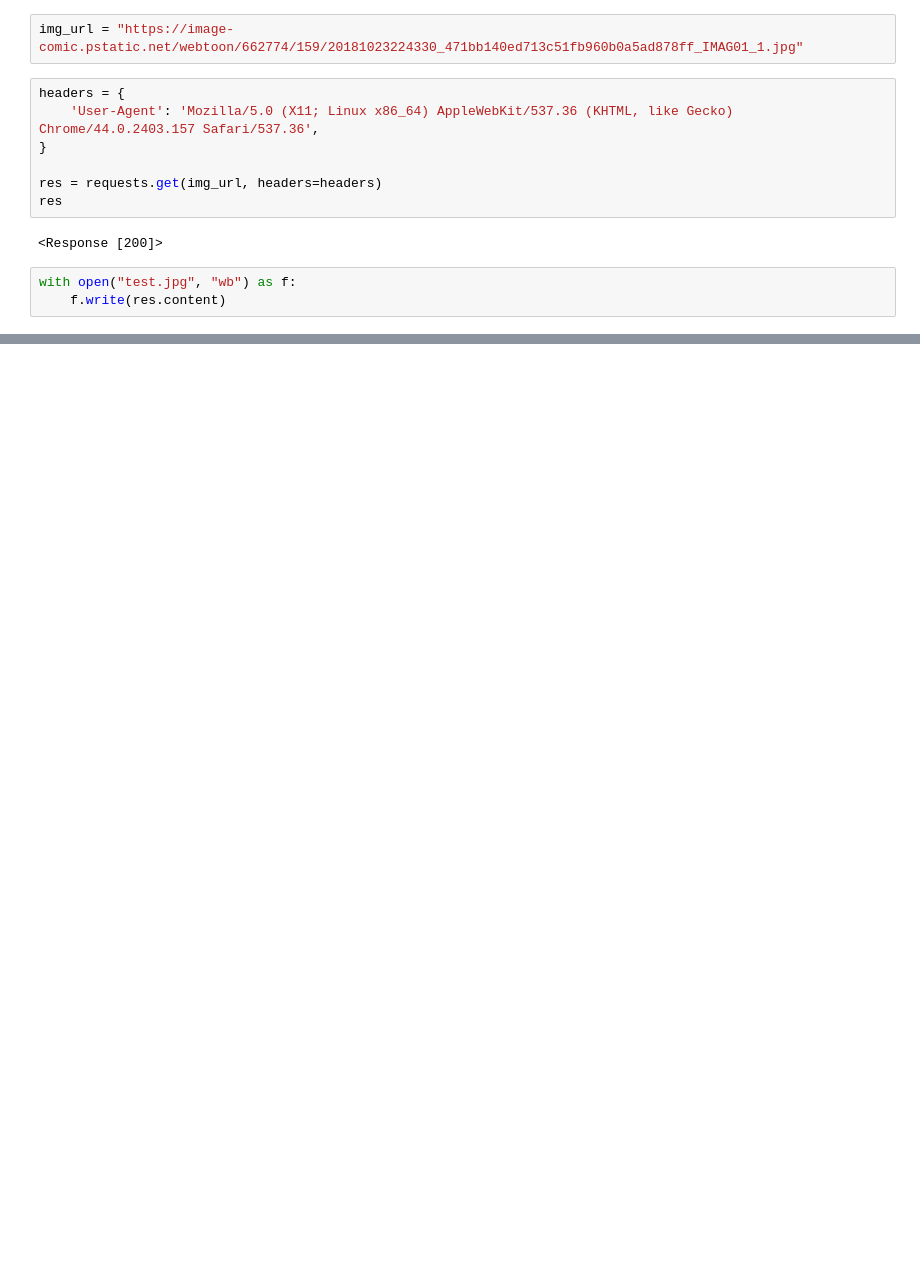
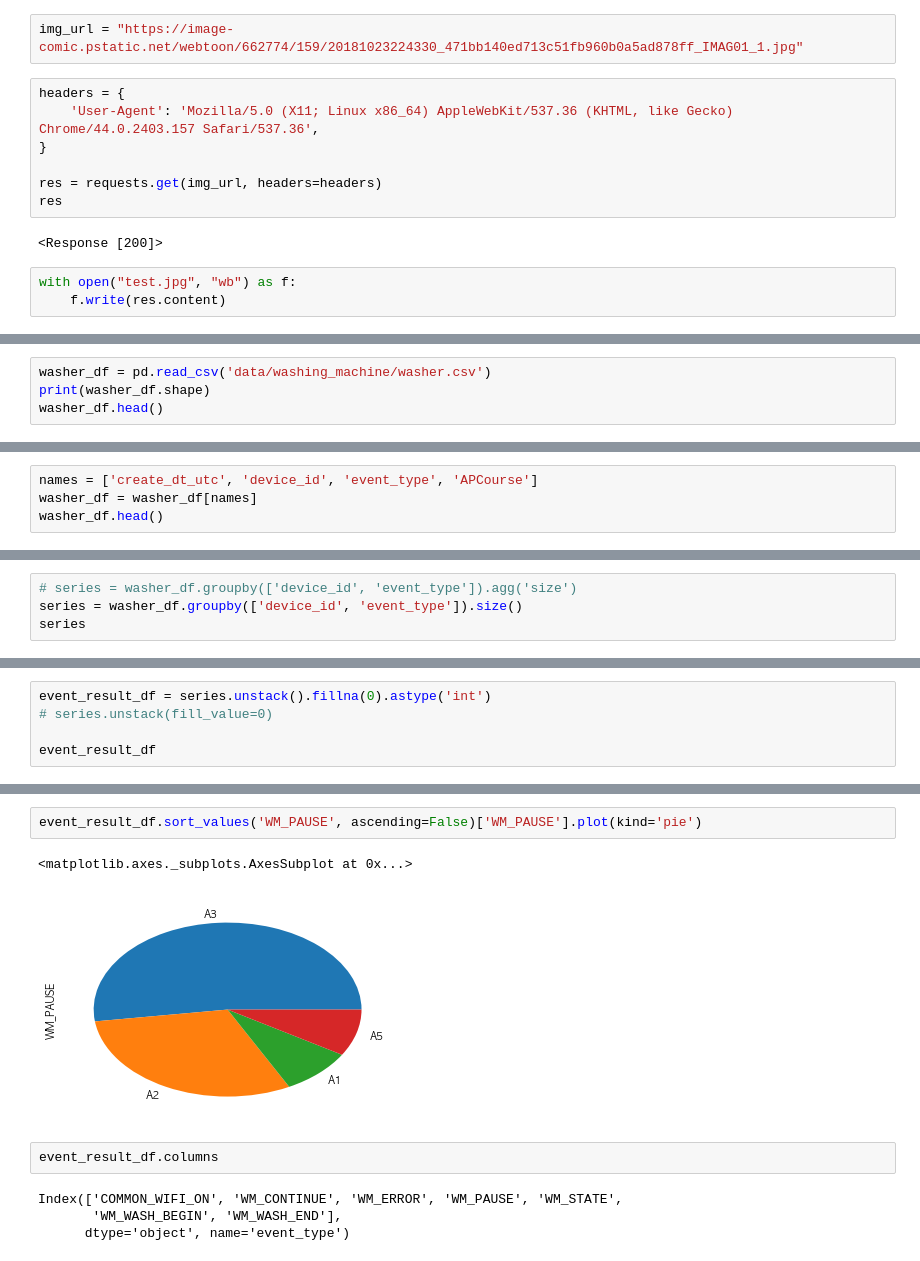
Before and after one commit to CodingSta/demo-lge-201811, a Jupyter notebook: 3일차.ipynb, the cells around one changed output, grey strips where cells are left out. Cells and saved outputs as stored; diff of their text form; blank space fills up the shorter version.

```diff
--- a/3일차.ipynb
+++ b/3일차.ipynb
@@ -704,0 +733,4 @@ with open("test.jpg", "wb") as f:
+# %%
+washer_df = pd.read_csv('data/washing_machine/washer.csv')
+print(washer_df.shape)
+washer_df.head()
@@ -704,0 +785,4 @@ with open("test.jpg", "wb") as f:
+# %%
+names = ['create_dt_utc', 'device_id', 'event_type', 'APCourse']
+washer_df = washer_df[names]
+washer_df.head()
@@ -704,0 +816,4 @@ with open("test.jpg", "wb") as f:
+# %%
+# series = washer_df.groupby(['device_id', 'event_type']).agg('size')
+series = washer_df.groupby(['device_id', 'event_type']).size()
+series
@@ -704,0 +864,5 @@ with open("test.jpg", "wb") as f:
+# %%
+event_result_df = series.unstack().fillna(0).astype('int')
+# series.unstack(fill_value=0)
+
+event_result_df
@@ -704,0 +887,11 @@ with open("test.jpg", "wb") as f:
+# %%
+event_result_df.sort_values('WM_PAUSE', ascending=False)['WM_PAUSE'].plot(kind='pie')
+# %% [output]
+<matplotlib.axes._subplots.AxesSubplot at 0x...>
+[figure, added]
+# %%
+event_result_df.columns
+# %% [output]
+Index(['COMMON_WIFI_ON', 'WM_CONTINUE', 'WM_ERROR', 'WM_PAUSE', 'WM_STATE',
+       'WM_WASH_BEGIN', 'WM_WASH_END'],
+      dtype='object', name='event_type')
```
Also changed, not shown: parts of 17 cells of this notebook.
